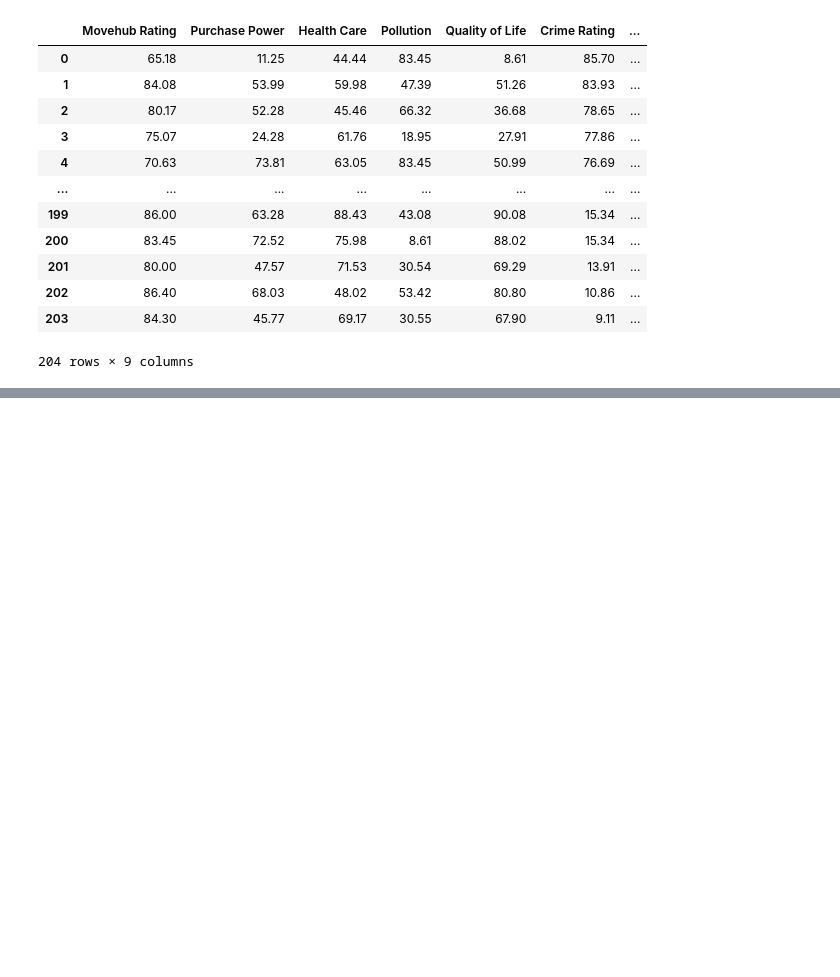
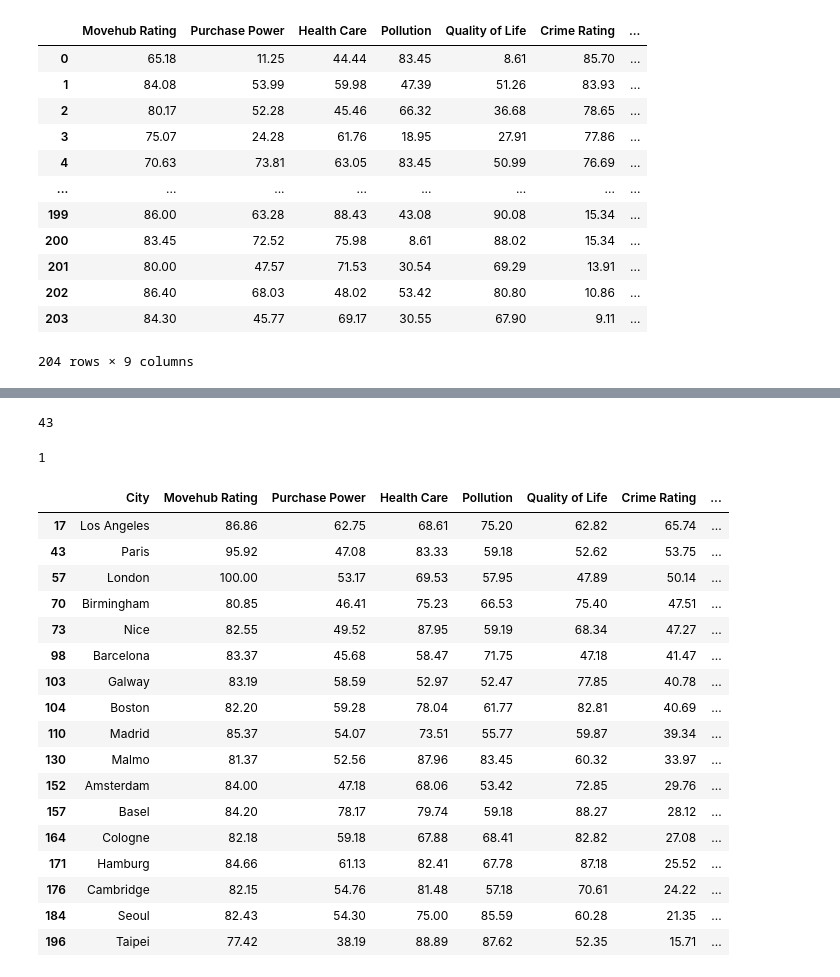
Before and after one commit to RCyn/DreamCity, a Jupyter notebook: TAMU Datathon.ipynb, the cells around one changed output, grey strips where cells are left out. Cells and saved outputs as stored; diff of their text form; code cells hidden in the pictures; blank space fills up the shorter version.

```diff
--- a/TAMU Datathon.ipynb
+++ b/TAMU Datathon.ipynb
@@ -214,0 +216,2 @@ df.sort_values('Score', ascending=False)[['City', 'Score'] + features].round()
+# %%
+user_input_city="Paris"
@@ -214,0 +234,39 @@ df.sort_values('Score', ascending=False)[['City', 'Score'] + features].round()
+# %%
+df.index[df['City']=="Paris"][0]
+# %% [output]
+43
+# %%
+df.loc[43,"Cluster"]
+# %% [output]
+1
+# %%
+def find_df(user_input_city):
+    index_num=df.index[df['City']==user_input_city][0]
+    cluster_num=df.loc[index_num,"Cluster"]
+    df_temp=df
+    rows_to_drop=[]
+    for i in range(len(df_temp)):
+        if df_temp.loc[i,"Cluster"] !=cluster_num:
+            rows_to_drop.append(i)
+    return df_temp.drop(rows_to_drop)
+# %%
+find_df(user_input_city)
+# %% [output]
+|  | City | Movehub Rating | Purchase Power | Health Care | Pollution | Quality of Life | Crime Rating | ... |
+| 17 | Los Angeles | 86.86 | 62.75 | 68.61 | 75.20 | 62.82 | 65.74 | ... |
+| 43 | Paris | 95.92 | 47.08 | 83.33 | 59.18 | 52.62 | 53.75 | ... |
+| 57 | London | 100.00 | 53.17 | 69.53 | 57.95 | 47.89 | 50.14 | ... |
+| 70 | Birmingham | 80.85 | 46.41 | 75.23 | 66.53 | 75.40 | 47.51 | ... |
+| 73 | Nice | 82.55 | 49.52 | 87.95 | 59.19 | 68.34 | 47.27 | ... |
+| 98 | Barcelona | 83.37 | 45.68 | 58.47 | 71.75 | 47.18 | 41.47 | ... |
+| 103 | Galway | 83.19 | 58.59 | 52.97 | 52.47 | 77.85 | 40.78 | ... |
+| 104 | Boston | 82.20 | 59.28 | 78.04 | 61.77 | 82.81 | 40.69 | ... |
+| 110 | Madrid | 85.37 | 54.07 | 73.51 | 55.77 | 59.87 | 39.34 | ... |
+| 130 | Malmo | 81.37 | 52.56 | 87.96 | 83.45 | 60.32 | 33.97 | ... |
+| 152 | Amsterdam | 84.00 | 47.18 | 68.06 | 53.42 | 72.85 | 29.76 | ... |
+| 157 | Basel | 84.20 | 78.17 | 79.74 | 59.18 | 88.27 | 28.12 | ... |
+| 164 | Cologne | 82.18 | 59.18 | 67.88 | 68.41 | 82.82 | 27.08 | ... |
+| 171 | Hamburg | 84.66 | 61.13 | 82.41 | 67.78 | 87.18 | 25.52 | ... |
+| 176 | Cambridge | 82.15 | 54.76 | 81.48 | 57.18 | 70.61 | 24.22 | ... |
+| 184 | Seoul | 82.43 | 54.30 | 75.00 | 85.59 | 60.28 | 21.35 | ... |
+| 196 | Taipei | 77.42 | 38.19 | 88.89 | 87.62 | 52.35 | 15.71 | ... |
```
Also changed, not shown: parts of 12 cells of this notebook.
